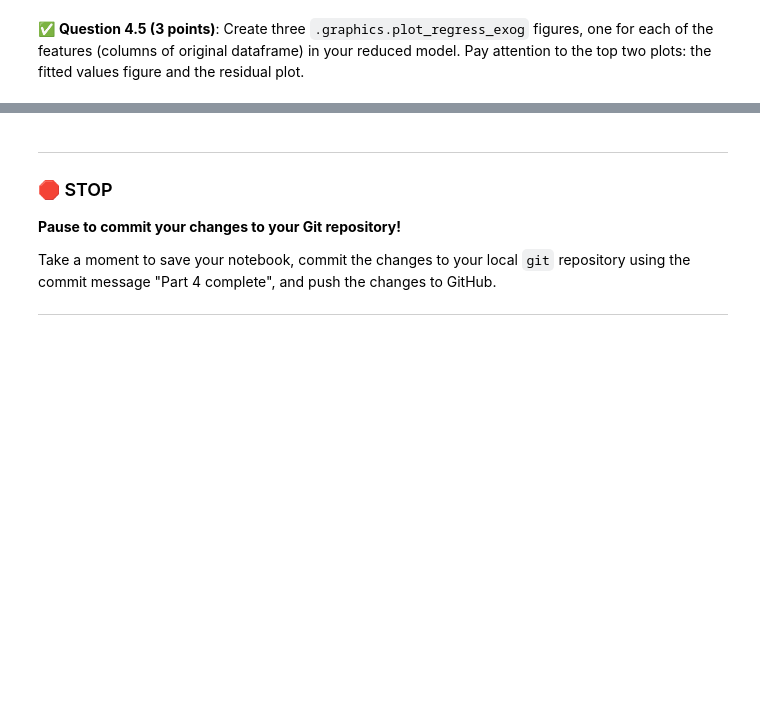
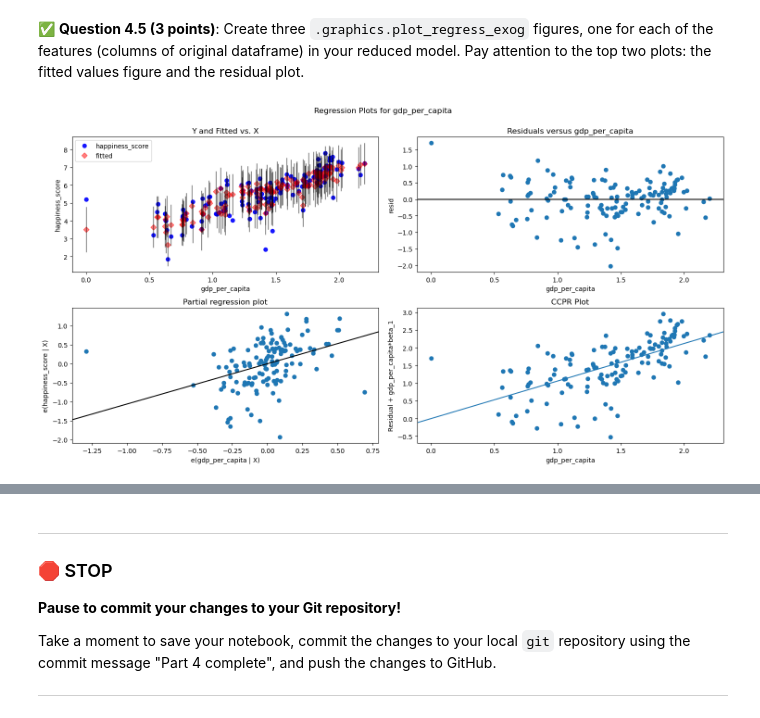
Before and after one commit to Lawpantoe/CMSE202-f23-turnin, a Jupyter notebook: hw-03/HW-03_Regression-S24-STUDENT.ipynb, the cells around one changed output, grey strips where cells are left out. Cells and saved outputs as stored; diff of their text form; code cells hidden in the pictures; blank space fills up the shorter version.

```diff
--- a/hw-03/HW-03_Regression-S24-STUDENT.ipynb
+++ b/hw-03/HW-03_Regression-S24-STUDENT.ipynb
@@ -385,0 +406,13 @@ WHR_2022.head()
+# %%
+# Put your code here
+X_2023 = WHR_2023[["gdp_per_capita", "healthy_life_expectancy", "freedom_to_make_life_choices"]]
+y_2023 = WHR_2023["happiness_score"]
+X_with_const_2023 = sm.add_constant(X_2023)
+
+# Fit multivariable linear regression model for 2023 with only the most significant features
+model_2023 = sm.OLS(y_2023, X_with_const_2023)
+results_2023 = model_2023.fit()
+
+# Display summary for 2023 results
+print()
+print("2023",results_2023.summary())
@@ -393,0 +466,8 @@ WHR_2022.head()
+# %%
+# Put your code here.
+fig = plt.figure(figsize=(15,8))
+
+
+fig = sm.graphics.plot_regress_exog(results_2023, "gdp_per_capita", fig=fig)
+# %% [output]
+[figure, added]
```
Also changed, not shown: parts of 14 cells of this notebook.
